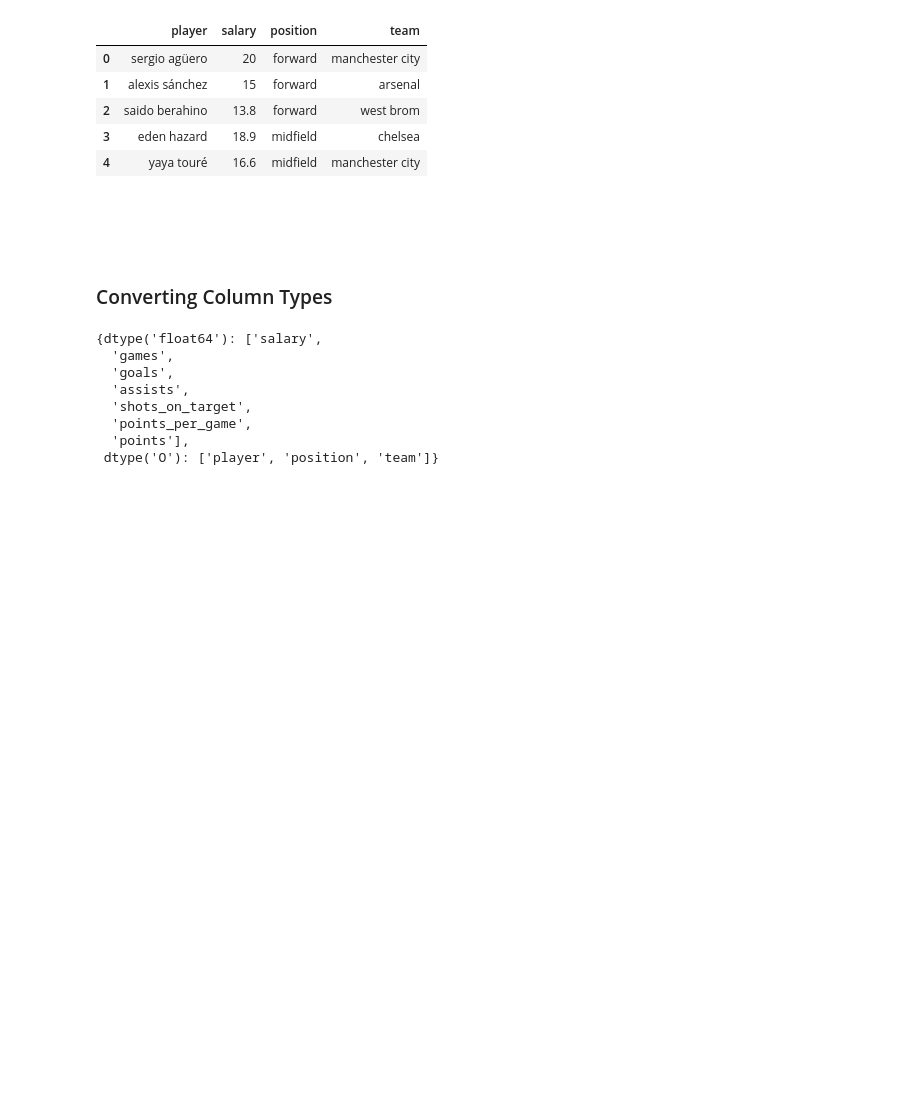
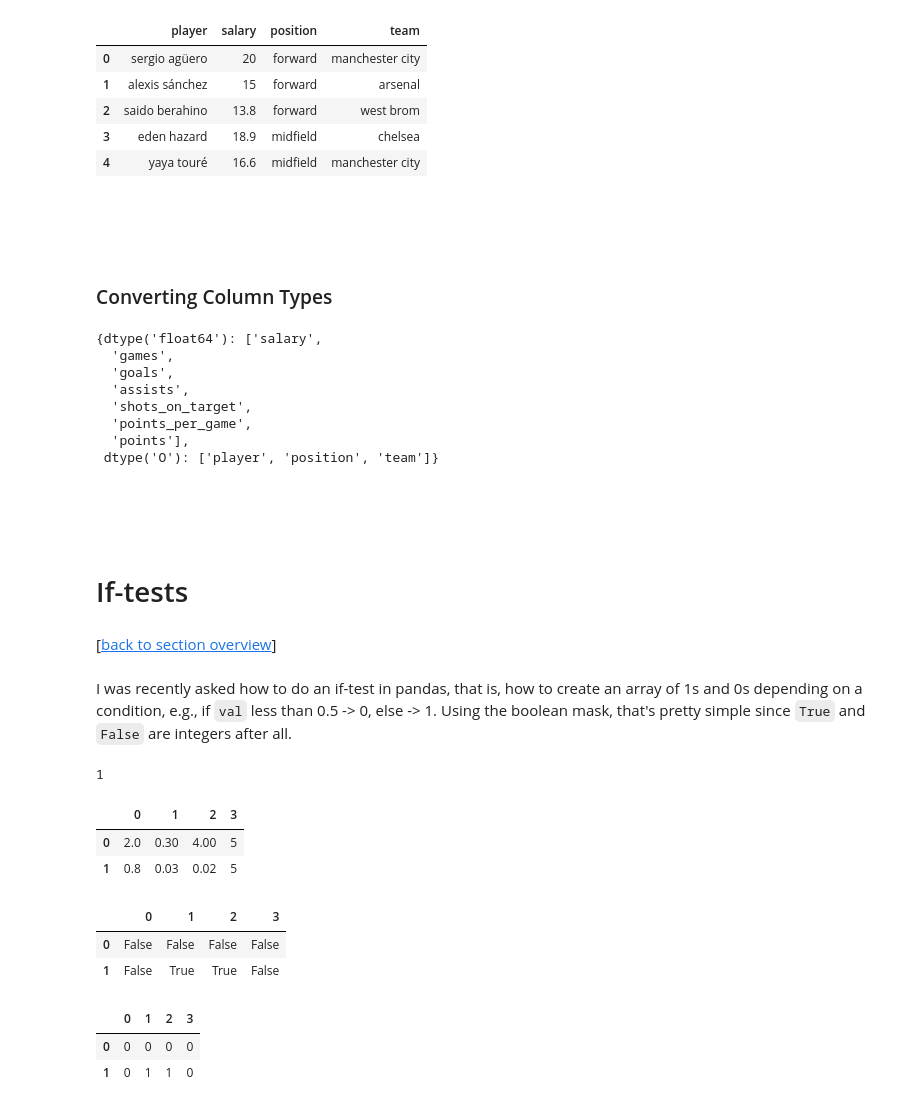
Before and after one commit to rasbt/python_reference, a Jupyter notebook: tutorials/things_in_pandas.ipynb, the cells around one changed output. Cells and saved outputs as stored; diff of their text form; code cells hidden in the pictures; blank space fills up the shorter version.

Commit message:
pandas if test

```diff
--- a/tutorials/things_in_pandas.ipynb
+++ b/tutorials/things_in_pandas.ipynb
@@ -470,3 +471,39 @@ types
   'points_per_game',
   'points'],
  dtype('O'): ['player', 'position', 'team']}
+# %% [markdown]
+<br>
+<br>
+# %% [markdown]
+# If-tests
+# %% [markdown]
+[[back to section overview](#Sections)]
+# %% [markdown]
+I was recently asked how to do an if-test in pandas, that is, how to create an array of 1s and 0s depending on a condition, e.g., if `val` less than 0.5 -> 0, else -> 1. Using the boolean mask, that's pretty simple since `True` and `False` are integers after all.
+# %%
+int(True)
+# %% [output]
+1
+# %%
+import pandas as pd
+
+a = [[2., .3, 4., 5.], [.8, .03, 0.02, 5.]]
+df = pd.DataFrame(a)
+df
+# %% [output]
+|  | 0 | 1 | 2 | 3 |
+| 0 | 2.0 | 0.30 | 4.00 | 5 |
+| 1 | 0.8 | 0.03 | 0.02 | 5 |
+# %%
+df = df <= 0.05
+df
+# %% [output]
+|  | 0 | 1 | 2 | 3 |
+| 0 | False | False | False | False |
+| 1 | False | True | True | False |
+# %%
+df.astype(int)
+# %% [output]
+|  | 0 | 1 | 2 | 3 |
+| 0 | 0 | 0 | 0 | 0 |
+| 1 | 0 | 1 | 1 | 0 |
```
Also changed, not shown: parts of 2 cells of this notebook.
